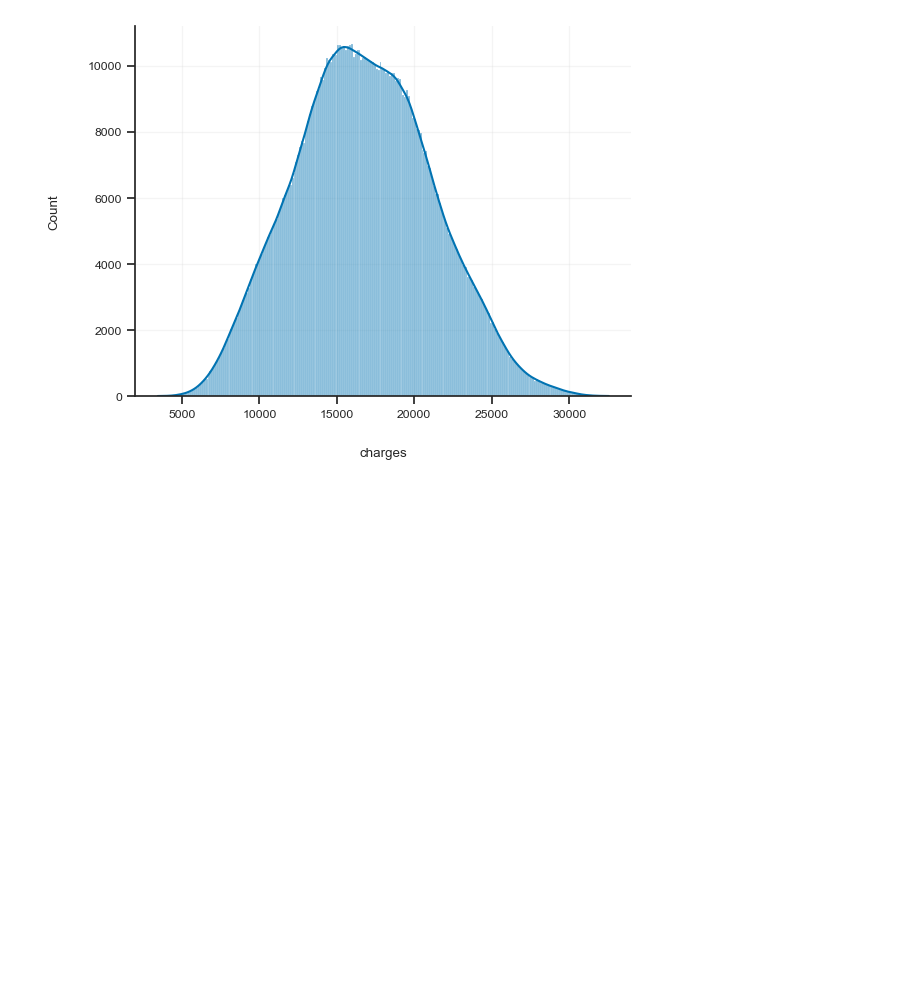
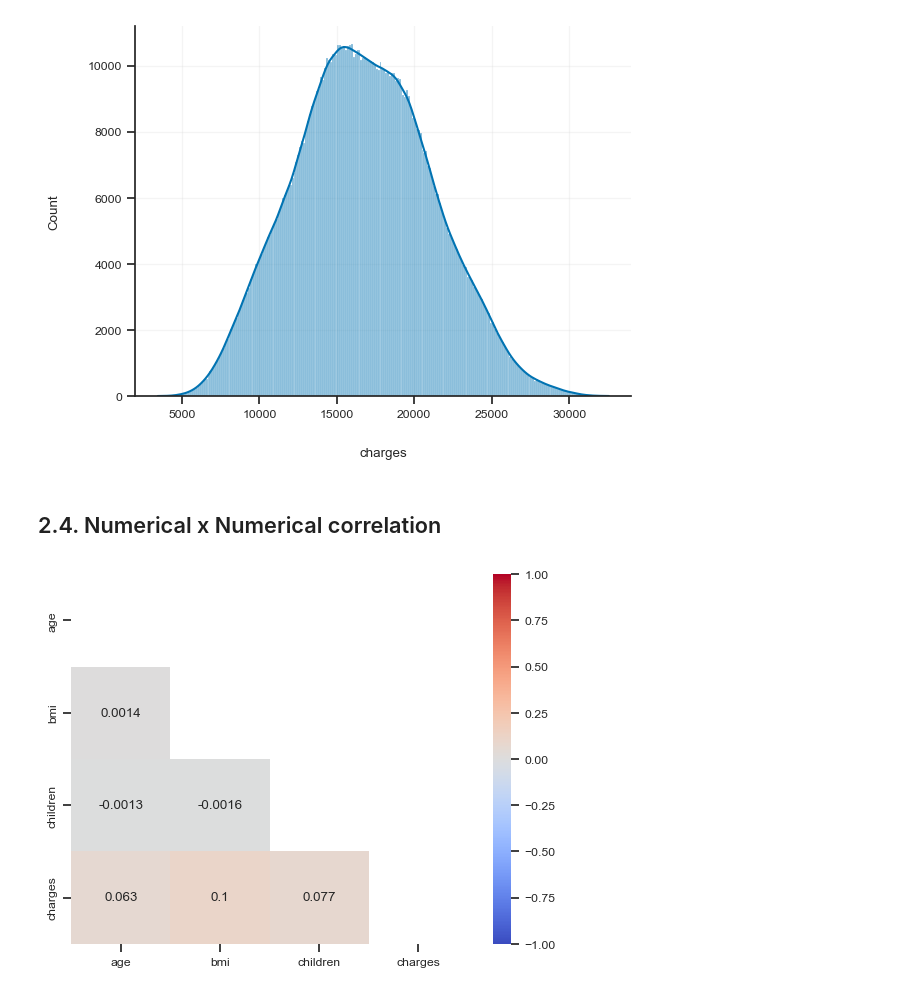
Before and after one commit to guipradow/insurance, a Jupyter notebook: notebooks/insurance_eda.ipynb, the cells around one changed output. Cells and saved outputs as stored; diff of their text form; code cells hidden in the pictures; blank space fills up the shorter version.

```diff
--- a/notebooks/insurance_eda.ipynb
+++ b/notebooks/insurance_eda.ipynb
@@ -147,3 +154,14 @@ sns.histplot(data=df_raw, x='charges', kde=True)
 sns.despine();
 # %% [output]
 [figure]
+# %% [markdown]
+## 2.4. Numerical x Numerical correlation
+# %%
+# Pearson correlation heatmap
+num_cols = df.select_dtypes('number').columns.to_list()
+pearson_r = df[num_cols].corr()
+mask = np.triu(np.ones_like(pearson_r, dtype=bool))
+sns.heatmap(pearson_r, cmap='coolwarm', vmin=-1, vmax=1, annot=True, mask=mask)
+plt.grid(None)
+# %% [output]
+[figure, added]
```
Also changed, not shown: parts of 28 cells of this notebook.
